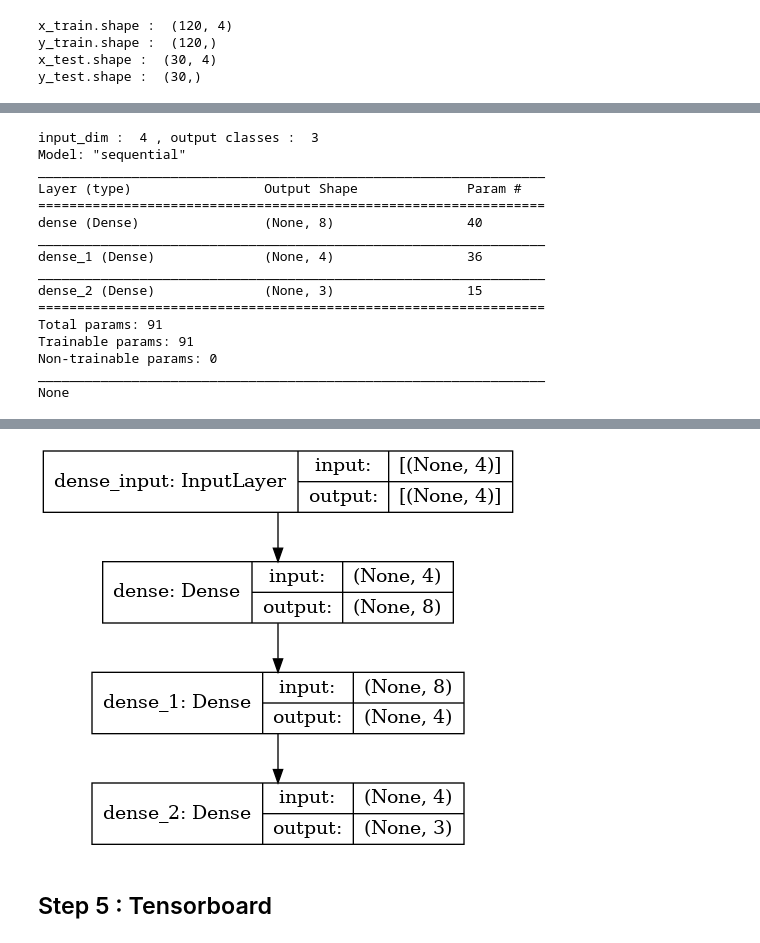
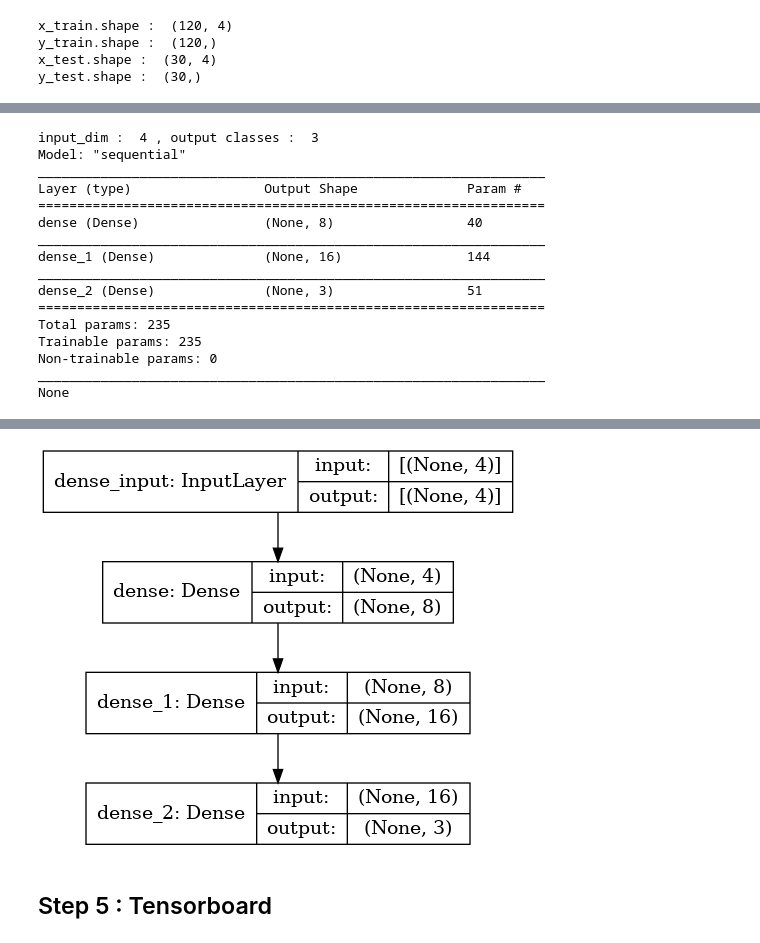
Before and after one commit to amithsbhat/machinelearning, a Jupyter notebook: irisdl.ipynb, the cells around one changed output, grey strips where cells are left out. Saved outputs shown, nothing was run; the diff lists cells and outputs as text; code cells hidden in the pictures.

```diff
--- a/irisdl.ipynb
+++ b/irisdl.ipynb
@@ -171,7 +171,7 @@ print ("input_dim : ", input_dim, ", output classes : ", output_clases)
 ##     - activation function for final 'output_layer' = tf.nn.softmax
 model = tf.keras.Sequential([
             tf.keras.layers.Dense(units=8, activation='relu', input_dim=input_dim),
-            tf.keras.layers.Dense(units=4, activation='relu'),
+            tf.keras.layers.Dense(units=16, activation='relu'), #tf.keras.layers.Dense(units=4, activation='relu'),
             tf.keras.layers.Dense(units=output_clases,  activation='softmax') # softmax for 3 classes, can use sigmoid for binary
             ])
 
@@ -190,12 +190,12 @@ Layer (type)                 Output Shape              Param #
 =================================================================
 dense (Dense)                (None, 8)                 40
 _________________________________________________________________
-dense_1 (Dense)              (None, 4)                 36
+dense_1 (Dense)              (None, 16)                144
 _________________________________________________________________
-dense_2 (Dense)              (None, 3)                 15
+dense_2 (Dense)              (None, 3)                 51
 =================================================================
-Total params: 91
-Trainable params: 91
+Total params: 235
+Trainable params: 235
 Non-trainable params: 0
 _________________________________________________________________
 None
@@ -203,4 +203,4 @@ None
-[figure, old version]
+[figure, new version]
 # %% [markdown]
 ## Step 5 : Tensorboard
 # %%
```
Also changed, not shown: parts of 10 cells of this notebook.
